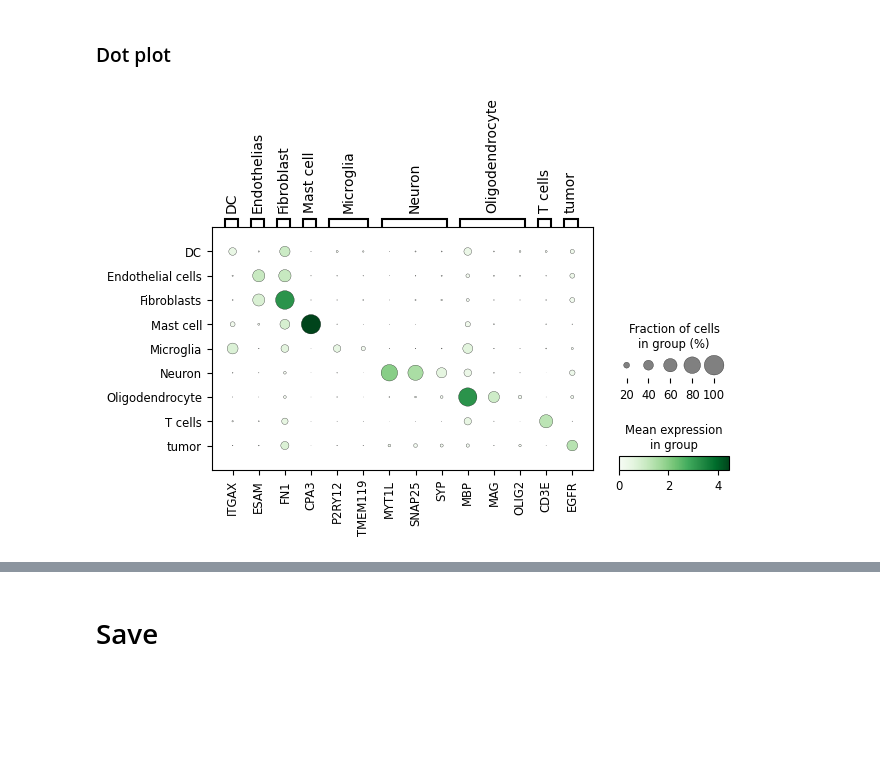
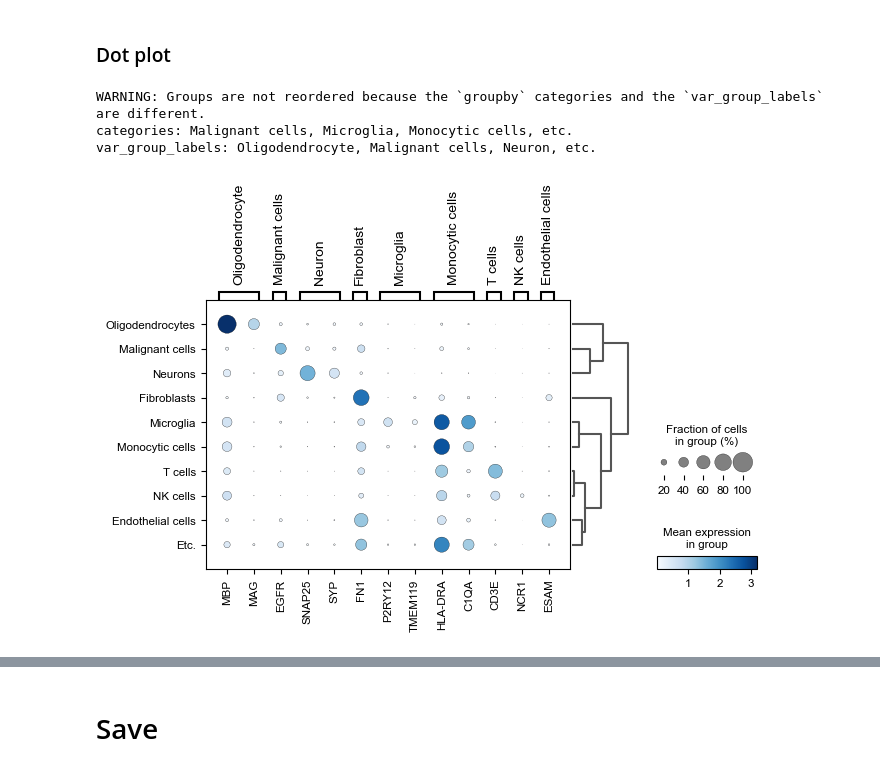
Before and after one commit to Sungwoo-Chang/16_human, a Jupyter notebook: 3.2. cell_type_labeling.ipynb, the cells around one changed output, grey strips where cells are left out. Saved outputs shown, nothing was run; the diff lists cells and outputs as text; code cells hidden in the pictures; blank space fills up the shorter version.

```diff
--- a/3.2. cell_type_labeling.ipynb
+++ b/3.2. cell_type_labeling.ipynb
@@ -216,0 +235,13 @@ sc.pl.umap(
+# %%
+rcParams['figure.figsize'] = (5, 5)
+sc.pl.umap(
+    adata,
+    color = ['cell_type'],
+    add_outline = True,
+    # frameon = False,
+    legend_loc = 'on data',
+    legend_fontsize = 12,
+    legend_fontoutline = 2,
+    title = 'clustering'
+
+)
@@ -218,19 +251,28 @@ sc.pl.umap(
 ### Violin plot gene expression 확인
 # %%
 fig, ax = plt.subplots(figsize = (7, 4))
+gene = 'IGSF8'
 
 sc.pl.violin(
     adata,
-    keys = ['ESAM'],
+    keys = gene,
     groupby = 'cell_type',
     stripplot = False,
     # jitter = 0.4,
     # size = 0.3,
     layer = 'scvi_normalized', use_raw = False,
     ax = ax,
-    show = False
+    show = False,
+
 )
 
-plt.xticks(rotation = 45, rotation_mode = 'anchor', ha = 'right')   # x 축 레이블 회전
+plt.rcParams['font.family'] = 'Arial'
+plt.xticks(rotation = 45, rotation_mode = 'anchor', ha = 'right', fontsize = 12)   # x 축 레이블 회전
+plt.yticks(fontsize = 12)
+plt.title(gene, fontweight = 'bold', fontsize = 15)
+# plt.ylabel('VSIR', fontsize = 12, fontweight = 'bold')
+plt.xlabel('')
+plt.ylabel('')
+
 plt.show()
 # %% [output]
@@ -252,15 +282,30 @@ marker_genes_dict = {
+# %%
+marker_genes_dict = {
+    'Oligodendrocyte': ['MBP', 'MAG'],
+    'Malignant cells': ['EGFR'],
+    'Neuron': ['SNAP25', 'SYP'],
+    'Fibroblast': ['FN1'],
+    'Microglia': ['P2RY12', 'TMEM119'],
+    'Monocytic cells': ['HLA-DRA', 'C1QA'],
+    'T cells': ['CD3E'],
+    'NK cells': ['NCR1'],
+    'Endothelial cells': ['ESAM'],
+}
 # %%
 # sc.tl.dendrogram(adata, groupby = 'cell_type')    # dot plot 한번 그린 후 cell type annotation 바꾸면 이거 돌려줘야 함
 
 sc.pl.dotplot(
     adata,
     marker_genes_dict,
     groupby = 'cell_type',
-    # dendrogram = True,
+    dendrogram = True,
     # var_group_rotation = 45,
-    cmap = 'Greens',
+    cmap = 'Blues',
 )
 # %% [output]
+WARNING: Groups are not reordered because the `groupby` categories and the `var_group_labels` are different.
+categories: Malignant cells, Microglia, Monocytic cells, etc.
+var_group_labels: Oligodendrocyte, Malignant cells, Neuron, etc.
-[figure, old version]
+[figure, new version]
 # %%
 adata
```
Also changed, not shown: parts of 20 cells of this notebook, 8 other files.
